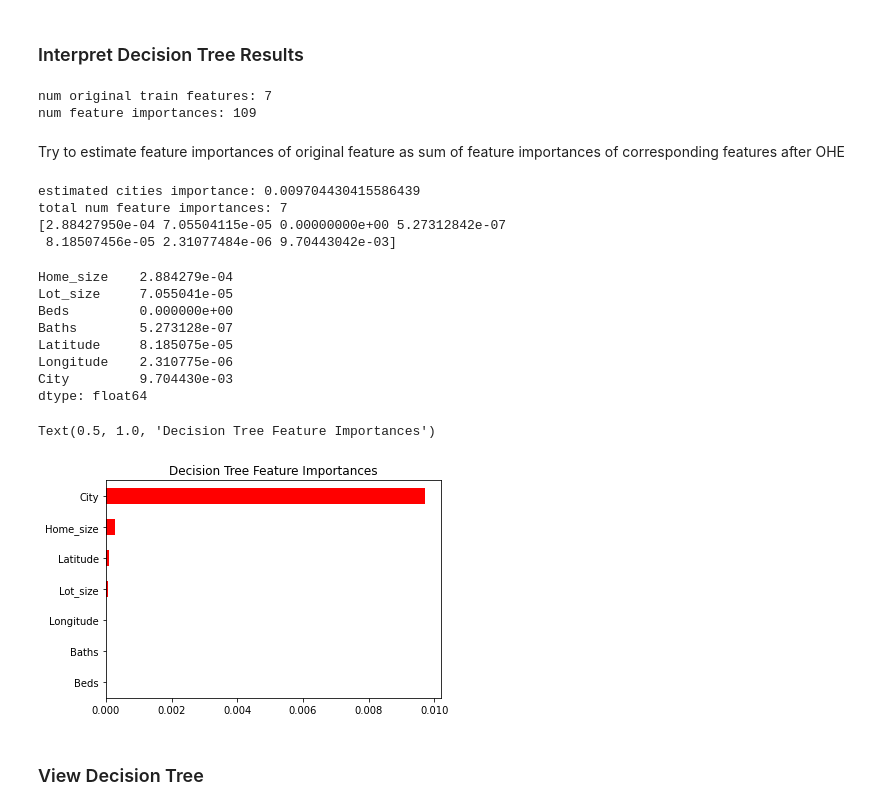
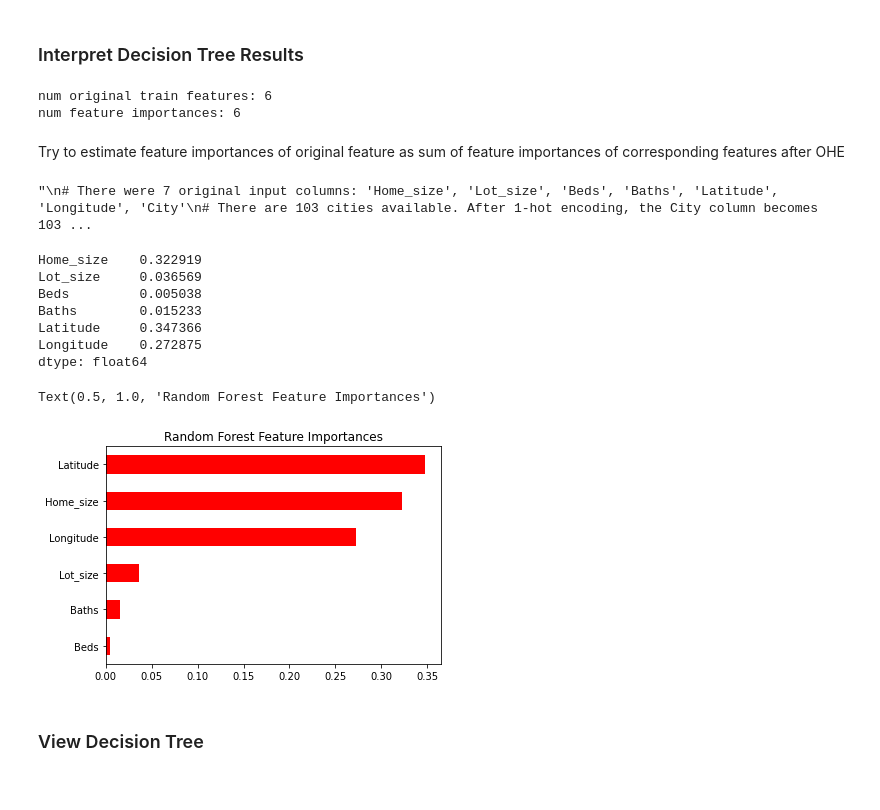
Before and after one commit to mdhsieh/smartphone-app-project, a Jupyter notebook: house_price_model_cmpe_277.ipynb, the cells around one changed output. Cells and saved outputs as stored; diff of their text form; code cells hidden in the pictures.

Commit message:
feat: Replace training notebook with notebook to train, test, and evaluate latest model.

```diff
--- a/house_price_model_cmpe_277.ipynb
+++ b/house_price_model_cmpe_277.ipynb
@@ -77,6 +79,10 @@ data_all.describe()
 | 50% | 3658.500000 | 94579.000000 | 9.959750e+05 | 3.000000 | 2.000000 | 1750.000000 | 6064.000000 | 37.739942 | -122.102690 | 90.000000 | ... |
 | 75% | 5283.750000 | 94903.000000 | 1.469722e+06 | 4.000000 | 3.000000 | 2330.000000 | 8102.000000 | 37.926986 | -121.943836 | 100.000000 | ... |
 | max | 7145.000000 | 95391.000000 | 4.999888e+06 | 5.000000 | 5.500000 | 4955.000000 | 19602.000000 | 38.149218 | -121.532356 | 170.000000 | ... |
+# %%
+# split into 80% train and 20% test
+
+data_all, data_test = train_test_split(data_all, test_size=0.2, random_state = 42)
 # %%
 print('num rows: ', len(data_all))
 # %% [output]
@@ -261,23 +262,26 @@ Test set RMSE:  $5,719.33
 y = data_all['Price']
 
 # before commute, school quality data
-# x2 = data_all[['Home_size', 'Lot_size', 'Beds', 'Baths', 'Latitude', 'Longitude']]
+x2 = data_all[['Home_size', 'Lot_size', 'Beds', 'Baths', 'Latitude', 'Longitude']]
+'''
 x2 = data_all[['Home_size', 'Lot_size', 'Beds', 'Baths', 'Latitude', 'Longitude', 'City']]
+'''
 
 # save in order to check feature importance
 orig_train = x2
 
+'''
 pipeline = build_pipeline()
 print("built pipeline")
 # prepared dataset
 x2 = pipeline.fit_transform(x2)
+'''
 
 # fit data
 # regressor = LinearRegression()
-regressor = DecisionTreeRegressor()
-# regressor = RandomForestRegressor()
+# regressor = DecisionTreeRegressor()
+regressor = RandomForestRegressor()
 # regressor = LogisticRegression()
-# regressor = MLPRegressor()
 # regressor = MLPRegressor(solver='lbfgs', alpha=1e-5, hidden_layer_sizes=(5, 2), random_state=1)
 regressor.fit(x2, y)
 
@@ -293,12 +297,17 @@ scores = cross_val_score(regressor, x2, y, scoring="neg_mean_squared_error", cv
 tree_rmse_scores  = np.sqrt(-scores)
 display_scores(tree_rmse_scores)
 
+test_y = data_test['Price']
+test_x2 = data_test[['Home_size', 'Lot_size', 'Beds', 'Baths', 'Latitude', 'Longitude']]
+
 # predict values based on model
-y_pred2 = regressor.predict(x2) # listing data only
+# y_pred2 = regressor.predict(x2) # listing data only
+y_pred2 = regressor.predict(test_x2) # listing data only
 
 # calculate difference between predicted and actual prices
-diff = round((y - y_pred2), 6)
+# diff = round((y - y_pred2), 6)
+diff = round((test_y - y_pred2), 6)
 
 # add difference to full data set
-data_all['Price_difference'] = diff
+# data_all['Price_difference'] = diff
 # %% [output]
@@ -340,11 +349,14 @@ print('num original train features:', len(columns))
 importance = regressor.feature_importances_
 print('num feature importances:', len(importance))
 # %% [output]
-num original train features: 7
-num feature importances: 109
+num original train features: 6
+num feature importances: 6
 # %% [markdown]
 Try to estimate feature importances of original feature as sum of feature importances of corresponding features after OHE
 # %%
+estimated_importance = importance
+
+'''
 # There were 7 original input columns: 'Home_size', 'Lot_size', 'Beds', 'Baths', 'Latitude', 'Longitude', 'City'
 # There are 103 cities available. After 1-hot encoding, the City column becomes 103 separate columns.
 # 6 original + 103 1-hot = 109 columns = 109 elements in feature importance array
@@ -359,29 +371,28 @@ print('estimated cities importance:', sum_city_importance)
 estimated_importance = np.append(importance_without_city, sum_city_importance)
 print('total num feature importances:', len(estimated_importance))
 print(estimated_importance)
+'''
 # %% [output]
-estimated cities importance: 0.009704430415586439
-total num feature importances: 7
-[2.88427950e-04 7.05504115e-05 0.00000000e+00 5.27312842e-07
- 8.18507456e-05 2.31077484e-06 9.70443042e-03]
+"\n# There were 7 original input columns: 'Home_size', 'Lot_size', 'Beds', 'Baths', 'Latitude', 'Longitude', 'City'\n# There are 103 cities available. After 1-hot encoding, the City column becomes 103 ...
 # %%
 combo = pd.Series(estimated_importance, columns)
 combo
 # %% [output]
-Home_size    2.884279e-04
-Lot_size     7.055041e-05
-Beds         0.000000e+00
-Baths        5.273128e-07
-Latitude     8.185075e-05
-Longitude    2.310775e-06
-City         9.704430e-03
+Home_size    0.322919
+Lot_size     0.036569
+Beds         0.005038
+Baths        0.015233
+Latitude     0.347366
+Longitude    0.272875
 dtype: float64
 # %%
 plt.figure(figsize=(6,4))
 combo.sort_values().plot.barh(color='red')
-plt.title('Decision Tree Feature Importances')
+# plt.title('Decision Tree Feature Importances')
+
+plt.title('Random Forest Feature Importances')
 # %% [output]
-Text(0.5, 1.0, 'Decision Tree Feature Importances')
+Text(0.5, 1.0, 'Random Forest Feature Importances')
-[figure, old version]
+[figure, new version]
 # %% [markdown]
 ### View Decision Tree
```
Also changed, not shown: parts of 12 cells of this notebook.
